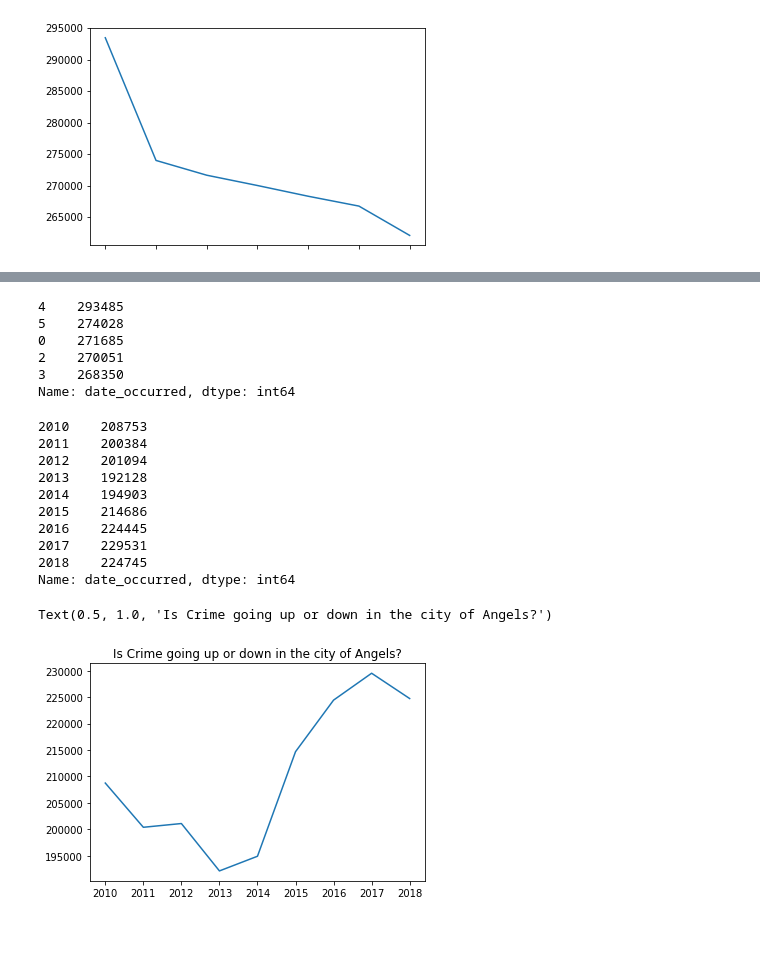
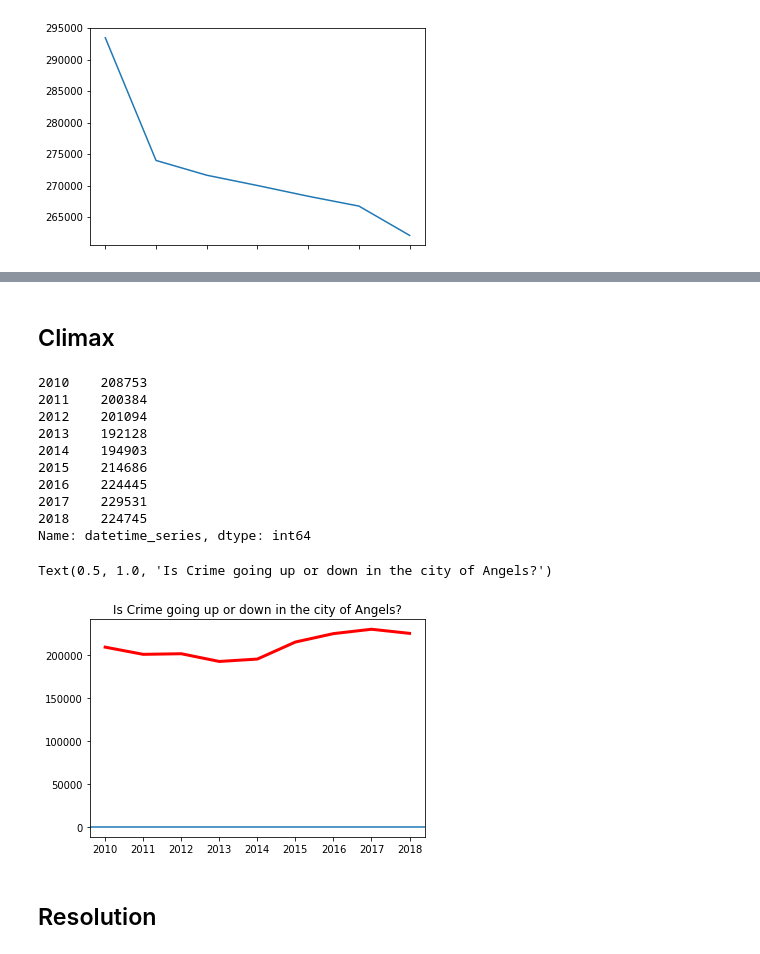
Before and after one commit to nonoumasy/LA-Crime-2010-2019, a Jupyter notebook: LA Crime Data Analysis.ipynb, the cells around one changed output, grey strips where cells are left out. Drawn from its saved outputs; the diff is of its cells as text; code cells hidden in the pictures.

```diff
--- a/LA Crime Data Analysis.ipynb
+++ b/LA Crime Data Analysis.ipynb
@@ -71,0 +43,28 @@ df.head()
+# %%
+##Our cast of characters
+
+#crime data
+df = pd.read_csv('/Users/nonoumasy/Downloads/data/LA_Crime_Data_from_2010_to_Present.csv')
+# %%
+##clean the data
+
+#keep only relevant columns
+df = df[['Date Occurred','Time Occurred','Area Name','Crime Code','Crime Code Description','Weapon Description','Address','Location ']]
+
+#column cleanup
+df.columns = df.columns.str.lower().str.replace('\W+', '_').str.replace('(', '').str.replace(')', '')
+
+#convert location column str to float
+df.location_ = df.location_.astype(str).str.replace('(', '').str.replace(')', '').str.split(',').apply(lambda lst: [float(x.strip()) for x in lst])
+
+#cleanup time_occurred column
+df.time_occurred = df.time_occurred.astype(str).str.pad(width=4, fillchar='0').map(lambda a : a[:-2] + ":" + a[-2:] )
+
+#combine date and time together
+combined = df.date_occurred.str.cat(df.time_occurred, sep=' ')
+
+#convert to datetime format
+df['datetime_series'] = pd.to_datetime(combined)
+
+#map weekday to weekday name
+df['weekday_name'] = df.datetime_series.dt.weekday_name
@@ -71,0 +222,10 @@ df.head()
+# %%
+#create a dictionary from crime level lists
+d1 = dict.fromkeys(felony_list, 'felony')
+d2 = dict.fromkeys(misdeamenors_list, 'misdeamenors')
+d3 = dict.fromkeys(offenses_list, 'offenses')
+
+crime_level_dict = {**d1, **d2, **d3}
+
+#create crime level column from crime_level_dict
+df['crime_level'] = df.crime_code_description.map(crime_level_dict)
@@ -200,16 +377,8 @@ Name: date_occurred, dtype: int64
-# %%
-#When did crimes occured in terms of a weekday?
-df.date_occurred.dt.weekday.value_counts()[0:5]
-# %% [output]
-4    293485
-5    274028
-0    271685
-2    270051
-3    268350
-Name: date_occurred, dtype: int64
+# %% [markdown]
+## Climax
 # %%
 #Is crime increasing or decreasing in time?
-df.date_occurred.dt.year.value_counts().sort_index()[0:9]
+df.datetime_series.dt.year.value_counts().sort_index()[0:9]
 # %% [output]
 2010    208753
 2011    200384
@@ -220,11 +389,15 @@ df.date_occurred.dt.year.value_counts().sort_index()[0:9]
 2016    224445
 2017    229531
 2018    224745
-Name: date_occurred, dtype: int64
+Name: datetime_series, dtype: int64
 # %%
-#Show if crime is increasing or decreasing in time
-df.date_occurred.dt.year.value_counts().sort_index()[0:9].plot()
+#Is crime increasing or decreasing in time? Show
+trend = df.datetime_series.dt.year.value_counts().sort_index()[0:9]
+plt.plot(trend, linewidth=3, color='red')
+plt.axhline(y=0)
 plt.title('Is Crime going up or down in the city of Angels?')
 # %% [output]
 Text(0.5, 1.0, 'Is Crime going up or down in the city of Angels?')
-[figure, old version]
+[figure, new version]
+# %% [markdown]
+## Resolution
```
Also changed, not shown: parts of 19 cells of this notebook.
